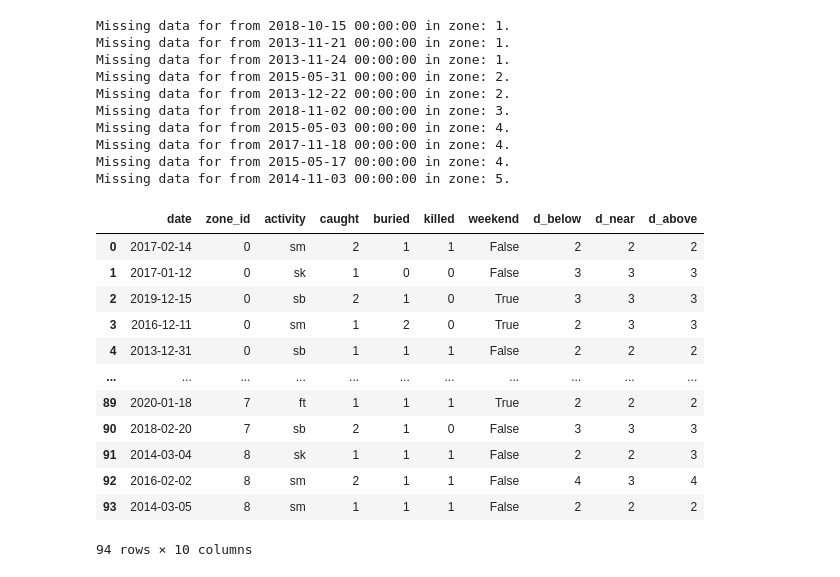
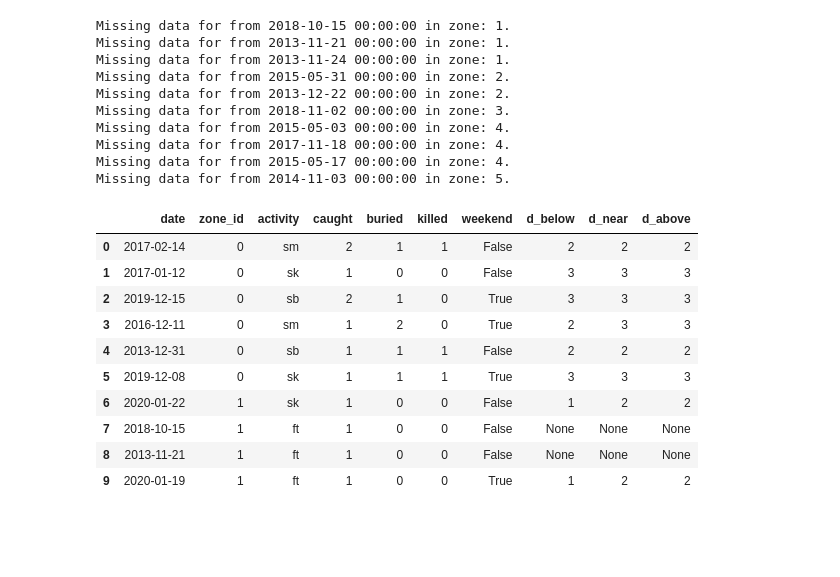
Before and after one commit to omarchaarawi/avi-data, a Jupyter notebook: avi_scraper.ipynb, the cells around one changed output. Saved outputs shown, nothing was run; the diff lists cells and outputs as text; code cells hidden in the pictures; blank space fills up the shorter version.

```diff
--- a/avi_scraper.ipynb
+++ b/avi_scraper.ipynb
@@ -242,9 +242,9 @@ The most problematic day seems to be Saturday. This is likely because this day h
 #### Is there a pattern in avi-forecast leading up to an incident?
 # %%
 test = df
-test['d_below'] = None
-test['d_near'] = None
-test['d_above'] = None
+test['d_below'] = -1
+test['d_near'] = -1
+test['d_above'] = -1
 # %%
 for x in range(10):
     data = pd.read_csv("./data/clean/2020_09_11/2020-09-11_zone_" + str(x) + "_aviDanger_C.csv")
@@ -280,18 +280,16 @@ Missing data for from 2017-11-18 00:00:00 in zone: 4.
 Missing data for from 2015-05-17 00:00:00 in zone: 4.
 Missing data for from 2014-11-03 00:00:00 in zone: 5.
 # %%
-test
+test.head(10)
 # %% [output]
 |  | date | zone_id | activity | caught | buried | killed | weekend | d_below | d_near | d_above |
 | 0 | 2017-02-14 | 0 | sm | 2 | 1 | 1 | False | 2 | 2 | 2 |
 | 1 | 2017-01-12 | 0 | sk | 1 | 0 | 0 | False | 3 | 3 | 3 |
 | 2 | 2019-12-15 | 0 | sb | 2 | 1 | 0 | True | 3 | 3 | 3 |
 | 3 | 2016-12-11 | 0 | sm | 1 | 2 | 0 | True | 2 | 3 | 3 |
 | 4 | 2013-12-31 | 0 | sb | 1 | 1 | 1 | False | 2 | 2 | 2 |
-| ... | ... | ... | ... | ... | ... | ... | ... | ... | ... | ... |
-| 89 | 2020-01-18 | 7 | ft | 1 | 1 | 1 | True | 2 | 2 | 2 |
-| 90 | 2018-02-20 | 7 | sb | 2 | 1 | 0 | False | 3 | 3 | 3 |
-| 91 | 2014-03-04 | 8 | sk | 1 | 1 | 1 | False | 2 | 2 | 3 |
-| 92 | 2016-02-02 | 8 | sm | 2 | 1 | 1 | False | 4 | 3 | 4 |
-| 93 | 2014-03-05 | 8 | sm | 1 | 1 | 1 | False | 2 | 2 | 2 |
+| 5 | 2019-12-08 | 0 | sk | 1 | 1 | 1 | True | 3 | 3 | 3 |
+| 6 | 2020-01-22 | 1 | sk | 1 | 0 | 0 | False | 1 | 2 | 2 |
+| 7 | 2018-10-15 | 1 | ft | 1 | 0 | 0 | False | None | None | None |
+| 8 | 2013-11-21 | 1 | ft | 1 | 0 | 0 | False | None | None | None |
+| 9 | 2020-01-19 | 1 | ft | 1 | 0 | 0 | True | 1 | 2 | 2 |
-94 rows × 10 columns
```
Also changed, not shown: parts of 4 cells of this notebook, 27 other files.
